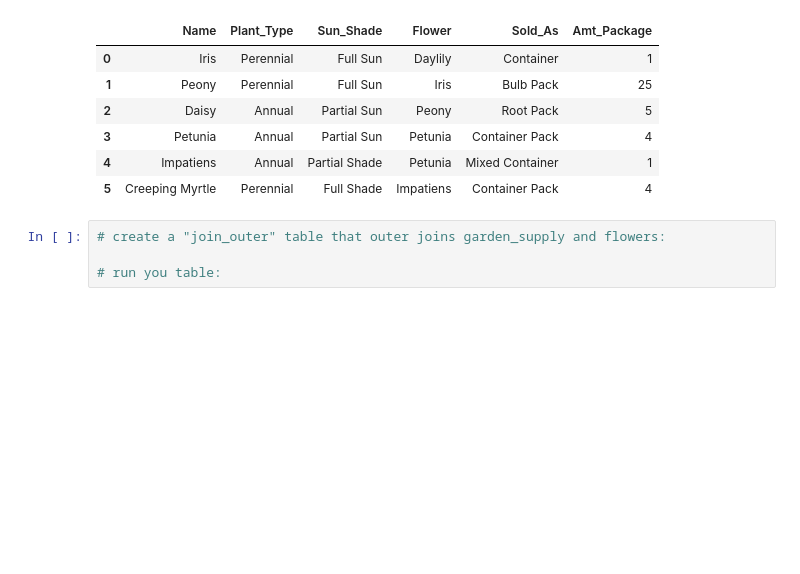
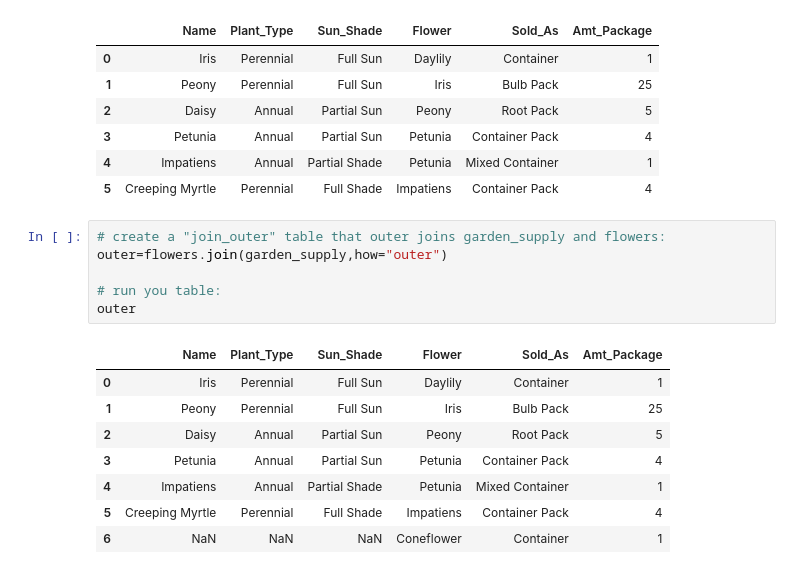
Before and after one commit to KavVij/DataManipulation, a Jupyter notebook: Kav_MergingTables.ipynb, the cells around one changed output. Cells and saved outputs as stored; diff of their text form; blank space fills up the shorter version.

```diff
--- a/Kav_MergingTables.ipynb
+++ b/Kav_MergingTables.ipynb
@@ -408,8 +408,19 @@ join
 | 5 | Creeping Myrtle | Perennial | Full Shade | Impatiens | Container Pack | 4 |
 # %%
 # create a "join_outer" table that outer joins garden_supply and flowers:
+outer=flowers.join(garden_supply,how="outer")
 
 # run you table:
+outer
+# %% [output]
+|  | Name | Plant_Type | Sun_Shade | Flower | Sold_As | Amt_Package |
+| 0 | Iris | Perennial | Full Sun | Daylily | Container | 1 |
+| 1 | Peony | Perennial | Full Sun | Iris | Bulb Pack | 25 |
+| 2 | Daisy | Annual | Partial Sun | Peony | Root Pack | 5 |
+| 3 | Petunia | Annual | Partial Sun | Petunia | Container Pack | 4 |
+| 4 | Impatiens | Annual | Partial Shade | Petunia | Mixed Container | 1 |
+| 5 | Creeping Myrtle | Perennial | Full Shade | Impatiens | Container Pack | 4 |
+| 6 | NaN | NaN | NaN | Coneflower | Container | 1 |
 # %%
 # SOLUTION
 join_outer = garden_supply.join(flowers, how="outer")
```
Also changed, not shown: parts of 2 cells of this notebook.
